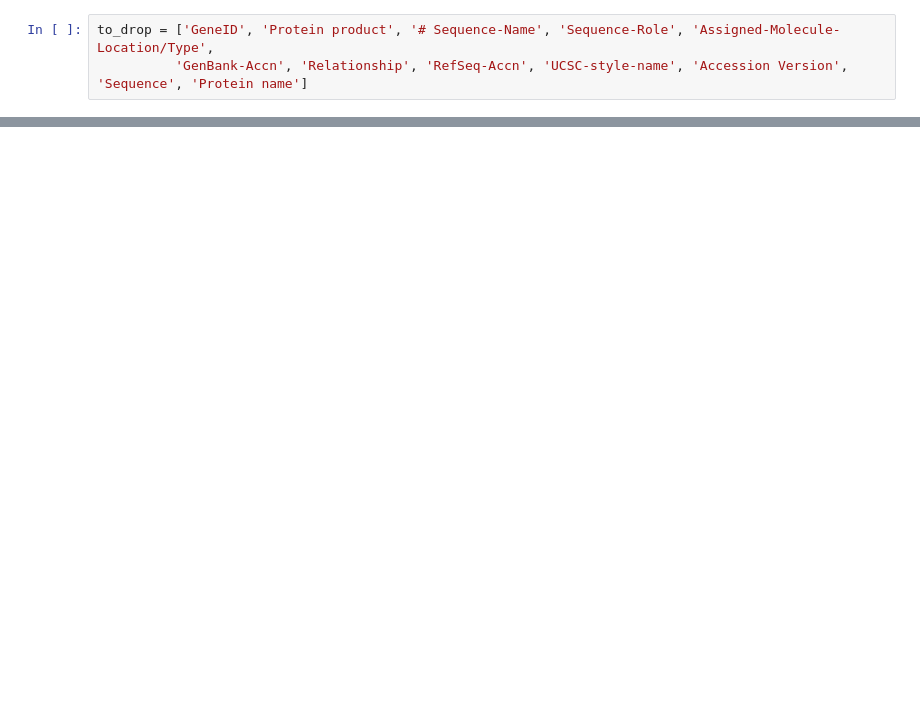
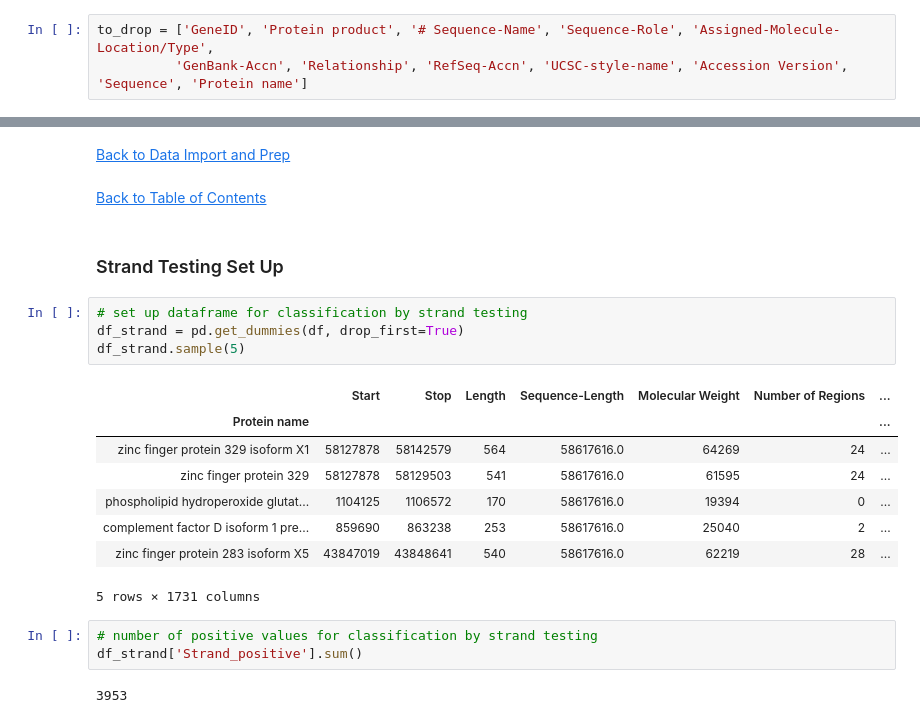
Before and after one commit to eannefawcett/Classifying-Gene-Locus-by-Protein-Composition, a Jupyter notebook: Modeling-19.ipynb, the cells around one changed output, grey strips where cells are left out. Cells and saved outputs as stored; diff of their text form; blank space fills up the shorter version.

```diff
--- a/Modeling-19.ipynb
+++ b/Modeling-19.ipynb
@@ -772,0 +476,24 @@ locus_grid_search.fit(features_locus_train, target_locus_train)
+# %% [markdown]
+<a href='#Data Import and Prep'>Back to Data Import and Prep</a>
+# %% [markdown]
+<a href='#Table of Contents'>Back to Table of Contents</a>
+# %% [markdown]
+### Strand Testing Set Up<a id='Strand Testing Set Up'></a>
+# %%
+# set up dataframe for classification by strand testing
+df_strand = pd.get_dummies(df, drop_first=True)
+df_strand.sample(5)
+# %% [output]
+|  | Start | Stop | Length | Sequence-Length | Molecular Weight | Number of Regions | ... |
+| Protein name |  |  |  |  |  |  | ... |
+| zinc finger protein 329 isoform X1 | 58127878 | 58142579 | 564 | 58617616.0 | 64269 | 24 | ... |
+| zinc finger protein 329 | 58127878 | 58129503 | 541 | 58617616.0 | 61595 | 24 | ... |
+| phospholipid hydroperoxide glutat... | 1104125 | 1106572 | 170 | 58617616.0 | 19394 | 0 | ... |
+| complement factor D isoform 1 pre... | 859690 | 863238 | 253 | 58617616.0 | 25040 | 2 | ... |
+| zinc finger protein 283 isoform X5 | 43847019 | 43848641 | 540 | 58617616.0 | 62219 | 28 | ... |
+5 rows × 1731 columns
+# %%
+# number of positive values for classification by strand testing
+df_strand['Strand_positive'].sum()
+# %% [output]
+3953
```
Also changed, not shown: parts of 213 cells of this notebook, 12 other files.
